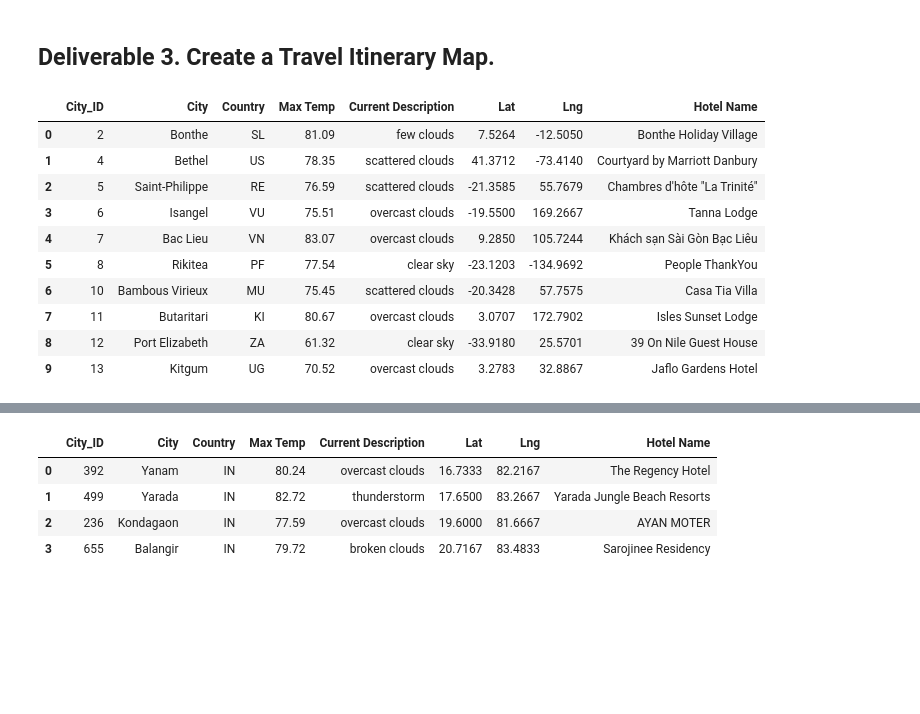
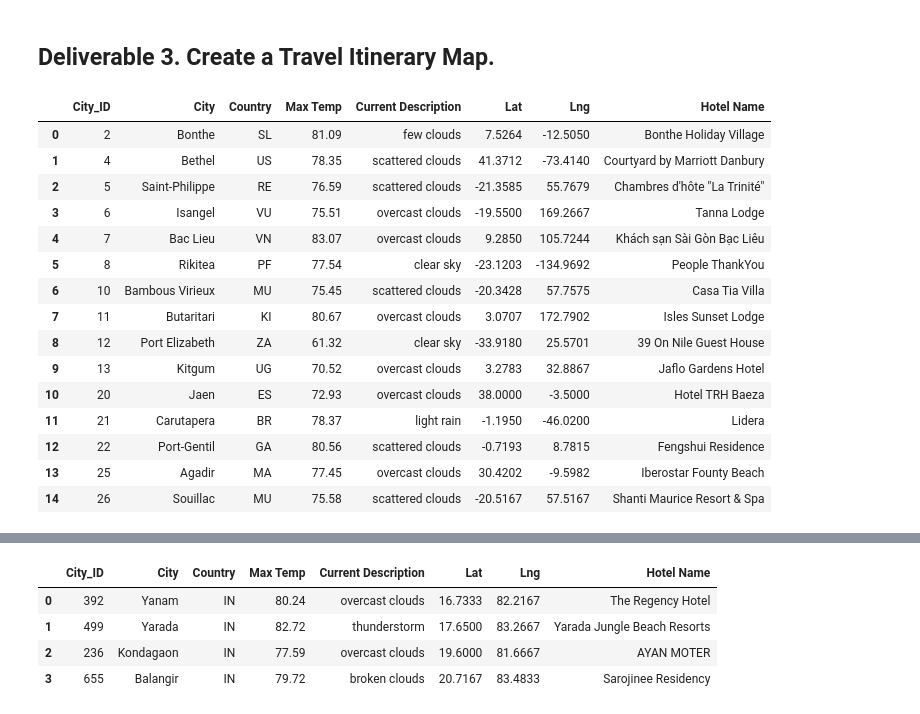
Before and after one commit to CieloCris/World_Weather_Analysis, a Jupyter notebook: Vacation_Itinerary/Vacation_Itinerary.ipynb, the cells around one changed output, grey strips where cells are left out. Drawn from its saved outputs; the diff is of its cells as text; code cells hidden in the pictures; blank space fills up the shorter version.

```diff
--- a/Vacation_Itinerary/Vacation_Itinerary.ipynb
+++ b/Vacation_Itinerary/Vacation_Itinerary.ipynb
@@ -14,18 +13,24 @@ from config import g_key
 gmaps.configure(api_key=g_key)
 # %%
-# 1. Read the WeatherPy_vacation.csv into a DataFrame.
-vacation_df = pd.read_csv("../Vacation_Search/WeatherPy_vacation.csv")
-vacation_df.head(10)
+# Read the WeatherPy_vacation.csv into a DataFrame.
+
+vacations_df = pd.read_csv("../Vacation_Search/WeatherPy_vacation.csv")
+vacations_df.head(15)
 # %% [output]
 |  | City_ID | City | Country | Max Temp | Current Description | Lat | Lng | Hotel Name |
 | 0 | 2 | Bonthe | SL | 81.09 | few clouds | 7.5264 | -12.5050 | Bonthe Holiday Village |
 | 1 | 4 | Bethel | US | 78.35 | scattered clouds | 41.3712 | -73.4140 | Courtyard by Marriott Danbury |
 | 2 | 5 | Saint-Philippe | RE | 76.59 | scattered clouds | -21.3585 | 55.7679 | Chambres d'hôte "La Trinité" |
 | 3 | 6 | Isangel | VU | 75.51 | overcast clouds | -19.5500 | 169.2667 | Tanna Lodge |
 | 4 | 7 | Bac Lieu | VN | 83.07 | overcast clouds | 9.2850 | 105.7244 | Khách sạn Sài Gòn Bạc Liêu |
 | 5 | 8 | Rikitea | PF | 77.54 | clear sky | -23.1203 | -134.9692 | People ThankYou |
 | 6 | 10 | Bambous Virieux | MU | 75.45 | scattered clouds | -20.3428 | 57.7575 | Casa Tia Villa |
 | 7 | 11 | Butaritari | KI | 80.67 | overcast clouds | 3.0707 | 172.7902 | Isles Sunset Lodge |
 | 8 | 12 | Port Elizabeth | ZA | 61.32 | clear sky | -33.9180 | 25.5701 | 39 On Nile Guest House |
 | 9 | 13 | Kitgum | UG | 70.52 | overcast clouds | 3.2783 | 32.8867 | Jaflo Gardens Hotel |
+| 10 | 20 | Jaen | ES | 72.93 | overcast clouds | 38.0000 | -3.5000 | Hotel TRH Baeza |
+| 11 | 21 | Carutapera | BR | 78.37 | light rain | -1.1950 | -46.0200 | Lidera |
+| 12 | 22 | Port-Gentil | GA | 80.56 | scattered clouds | -0.7193 | 8.7815 | Fengshui Residence |
+| 13 | 25 | Agadir | MA | 77.45 | overcast clouds | 30.4202 | -9.5982 | Iberostar Founty Beach |
+| 14 | 26 | Souillac | MU | 75.58 | scattered clouds | -20.5167 | 57.5167 | Shanti Maurice Resort & Spa |
 # %%
```
Also changed, not shown: parts of 9 cells of this notebook, 34 other files.
